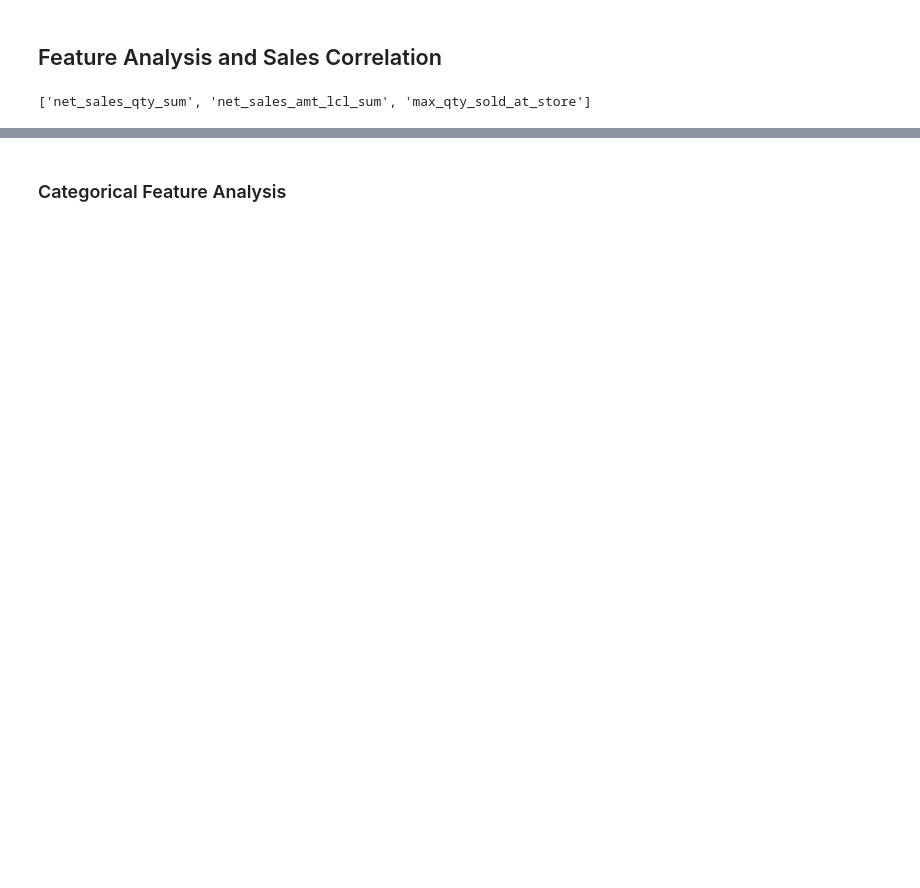
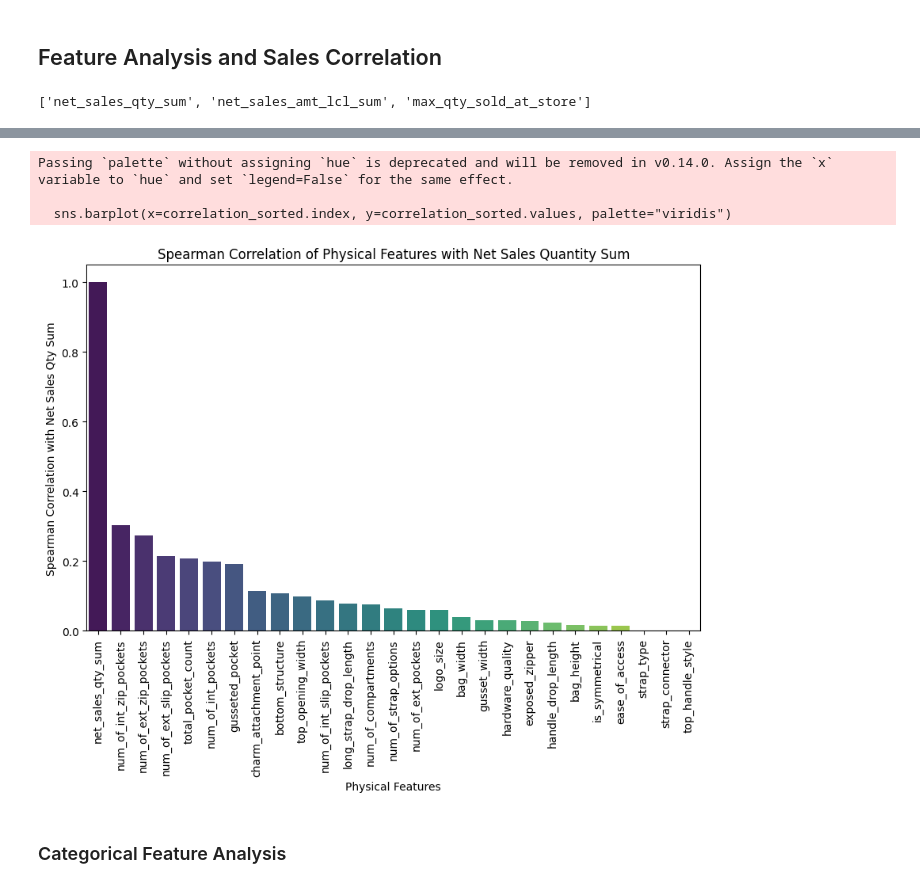
Before and after one commit to ganesh-tapestry/coach-hb-fe-etl, a Jupyter notebook: analysis_v2.ipynb, the cells around one changed output, grey strips where cells are left out. Saved outputs shown, nothing was run; the diff lists cells and outputs as text; code cells hidden in the pictures; blank space fills up the shorter version.

```diff
--- a/analysis_v2.ipynb
+++ b/analysis_v2.ipynb
@@ -113,2 +197,25 @@ plt.show()
+# %%
+import matplotlib.pyplot as plt
+import seaborn as sns
+
+# Calculate the Spearman correlation with 'net_sales_qty_sum'
+correlation = df[physical_features + ['net_sales_qty_sum']].corr(method='spearman')['net_sales_qty_sum']
+
+# Sort the correlations in absolute order to visualize the most significant ones
+correlation_sorted = correlation.abs().sort_values(ascending=False)
+
+# Plot the bar chart
+plt.figure(figsize=(10, 6))
+sns.barplot(x=correlation_sorted.index, y=correlation_sorted.values, palette="viridis")
+plt.xticks(rotation=90)
+plt.title('Spearman Correlation of Physical Features with Net Sales Quantity Sum')
+plt.xlabel('Physical Features')
+plt.ylabel('Spearman Correlation with Net Sales Qty Sum')
+plt.show()
+# %% [output]
+Passing `palette` without assigning `hue` is deprecated and will be removed in v0.14.0. Assign the `x` variable to `hue` and set `legend=False` for the same effect.
+
+  sns.barplot(x=correlation_sorted.index, y=correlation_sorted.values, palette="viridis")
+[figure, added]
 # %% [markdown]
 ### Categorical Feature Analysis
```
Also changed, not shown: parts of 23 cells of this notebook, 2 other files.
